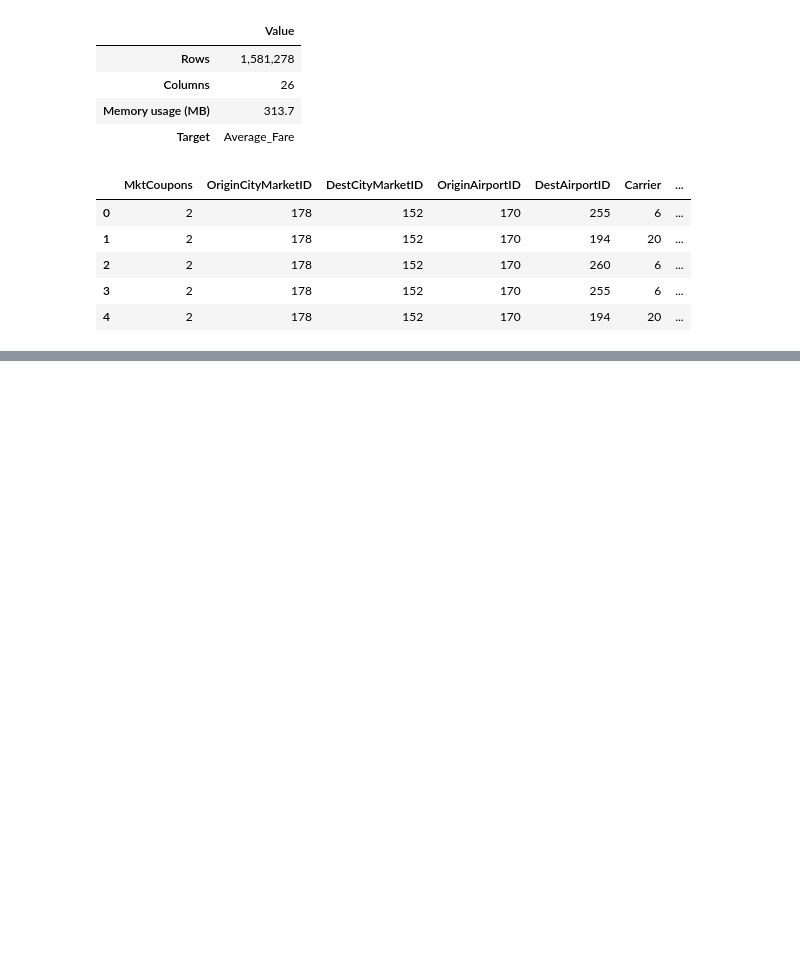
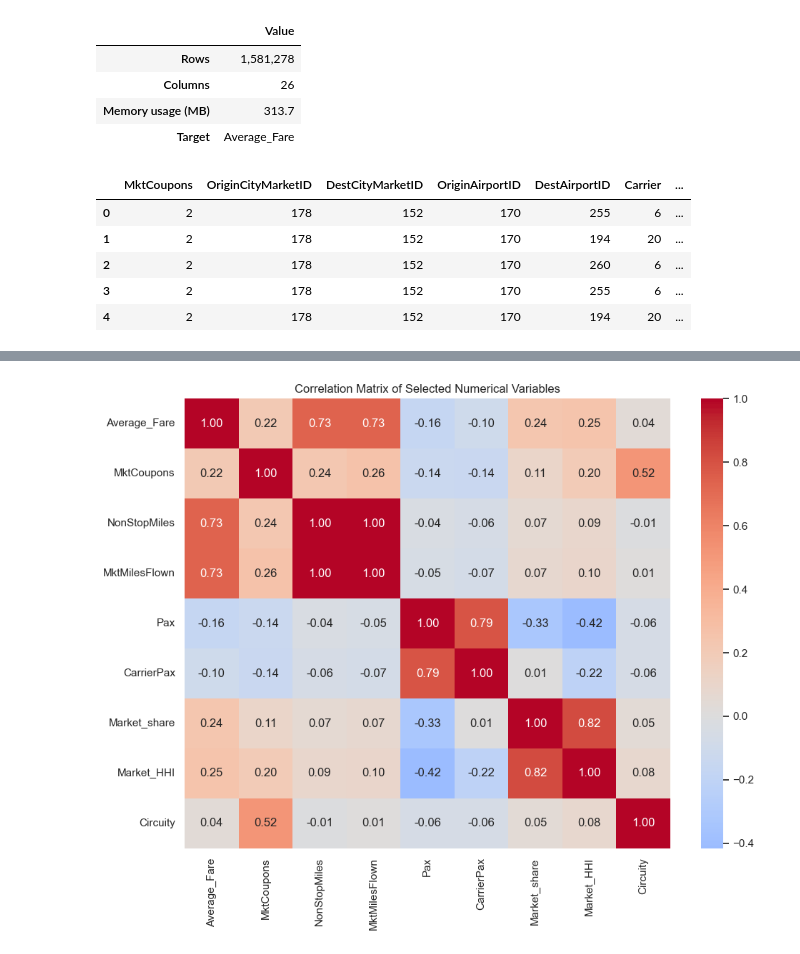
Before and after one commit to eldarhasanly/analysis-of-factors-influencing-airline-ticket-prices-using-statistical-and-machine-learning-methods, a Jupyter notebook: notebooks/airline_fare_analysis.ipynb, the cells around one changed output, grey strips where cells are left out. Drawn from its saved outputs; the diff is of its cells as text; code cells hidden in the pictures; blank space fills up the shorter version.

```diff
--- a/notebooks/airline_fare_analysis.ipynb
+++ b/notebooks/airline_fare_analysis.ipynb
@@ -132,0 +373,30 @@ display(df.head())
+# %%
+heatmap_features = [
+    TARGET,
+    "MktCoupons",
+    "NonStopMiles",
+    "MktMilesFlown",
+    "Pax",
+    "CarrierPax",
+    "Market_share",
+    "Market_HHI",
+    "Circuity",
+]
+
+fig, ax = plt.subplots(figsize=(10, 8))
+
+sns.heatmap(
+    df[heatmap_features].corr(),
+    annot=True,
+    fmt=".2f",
+    cmap="coolwarm",
+    center=0,
+    ax=ax,
+)
+
+ax.set_title("Correlation Matrix of Selected Numerical Variables")
+
+plt.tight_layout()
+plt.show()
+# %% [output]
+[figure, added]
```
Also changed, not shown: parts of 25 cells of this notebook.
